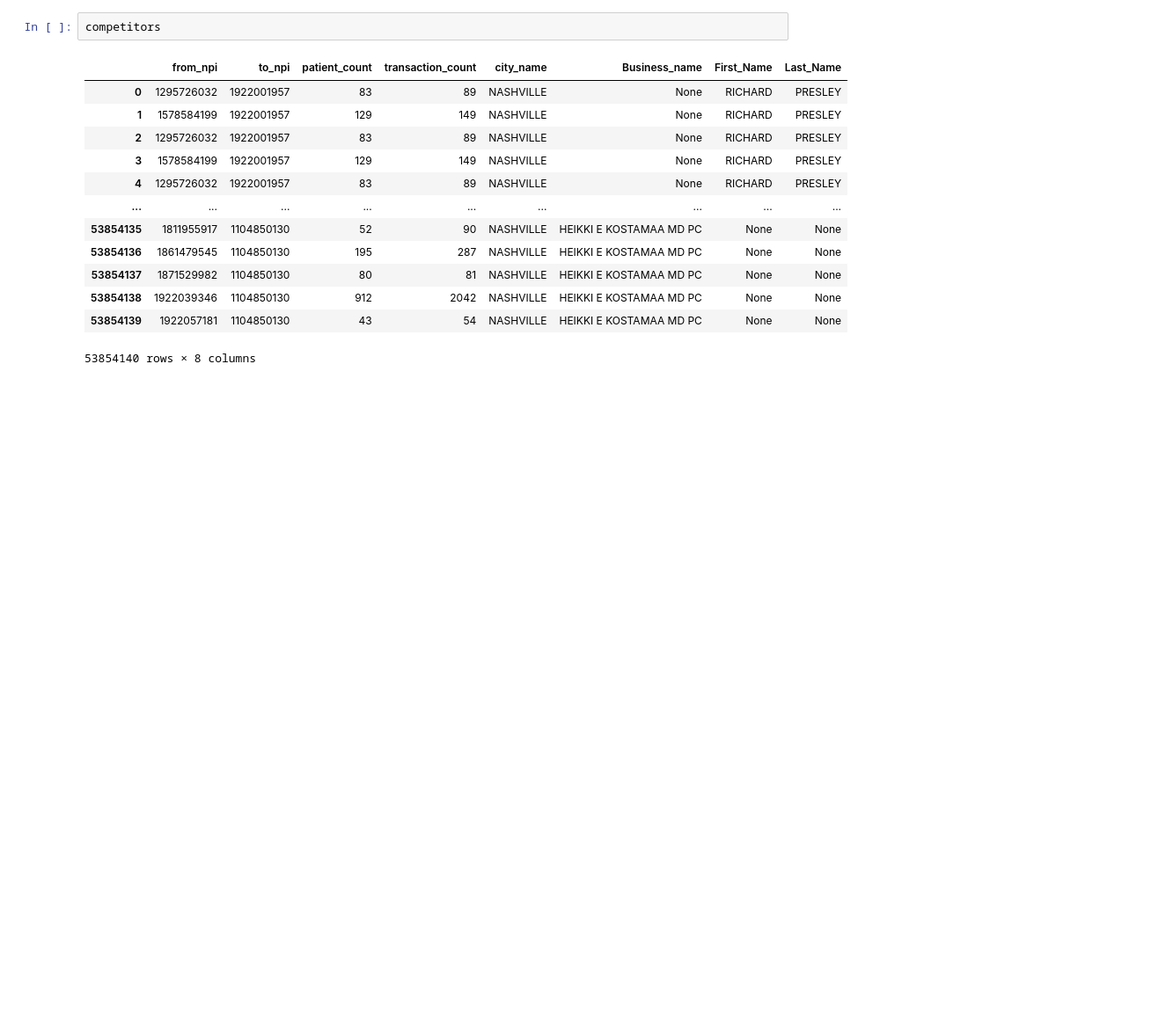
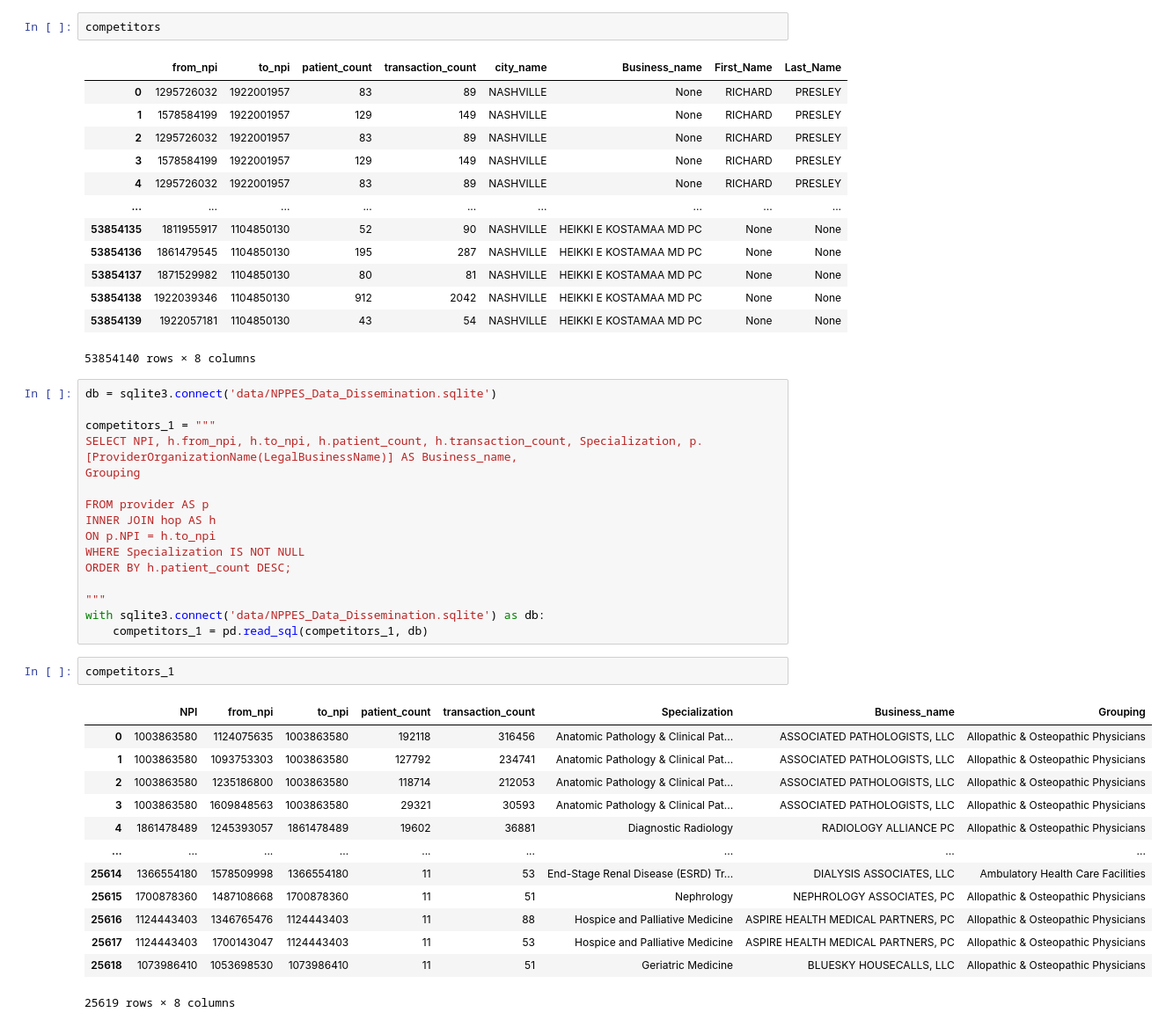
Before and after one commit to nss-data-science-cohort-6/hop_team-double-eagle-ii, a Jupyter notebook: Analysis_AC.ipynb, the cells around one changed output. Shown at 88% size. Saved outputs shown, nothing was run; the diff lists cells and outputs as text; blank space fills up the shorter version.

```diff
--- a/Analysis_AC.ipynb
+++ b/Analysis_AC.ipynb
@@ -89,3 +174,35 @@ competitors
 | 53854138 | 1922039346 | 1104850130 | 912 | 2042 | NASHVILLE | HEIKKI E KOSTAMAA MD PC | None | None |
 | 53854139 | 1922057181 | 1104850130 | 43 | 54 | NASHVILLE | HEIKKI E KOSTAMAA MD PC | None | None |
 53854140 rows × 8 columns
+# %%
+db = sqlite3.connect('data/NPPES_Data_Dissemination.sqlite')
+
+competitors_1 = """
+SELECT NPI, h.from_npi, h.to_npi, h.patient_count, h.transaction_count, Specialization, p.[ProviderOrganizationName(LegalBusinessName)] AS Business_name,
+Grouping
+
+FROM provider AS p
+INNER JOIN hop AS h
+ON p.NPI = h.to_npi
+WHERE Specialization IS NOT NULL
+ORDER BY h.patient_count DESC;
+
+"""
+with sqlite3.connect('data/NPPES_Data_Dissemination.sqlite') as db:
+    competitors_1 = pd.read_sql(competitors_1, db)
+# %%
+competitors_1
+# %% [output]
+|  | NPI | from_npi | to_npi | patient_count | transaction_count | Specialization | Business_name | Grouping |
+| 0 | 1003863580 | 1124075635 | 1003863580 | 192118 | 316456 | Anatomic Pathology & Clinical Pat... | ASSOCIATED PATHOLOGISTS, LLC | Allopathic & Osteopathic Physicians |
+| 1 | 1003863580 | 1093753303 | 1003863580 | 127792 | 234741 | Anatomic Pathology & Clinical Pat... | ASSOCIATED PATHOLOGISTS, LLC | Allopathic & Osteopathic Physicians |
+| 2 | 1003863580 | 1235186800 | 1003863580 | 118714 | 212053 | Anatomic Pathology & Clinical Pat... | ASSOCIATED PATHOLOGISTS, LLC | Allopathic & Osteopathic Physicians |
+| 3 | 1003863580 | 1609848563 | 1003863580 | 29321 | 30593 | Anatomic Pathology & Clinical Pat... | ASSOCIATED PATHOLOGISTS, LLC | Allopathic & Osteopathic Physicians |
+| 4 | 1861478489 | 1245393057 | 1861478489 | 19602 | 36881 | Diagnostic Radiology | RADIOLOGY ALLIANCE PC | Allopathic & Osteopathic Physicians |
+| ... | ... | ... | ... | ... | ... | ... | ... | ... |
+| 25614 | 1366554180 | 1578509998 | 1366554180 | 11 | 53 | End-Stage Renal Disease (ESRD) Tr... | DIALYSIS ASSOCIATES, LLC | Ambulatory Health Care Facilities |
+| 25615 | 1700878360 | 1487108668 | 1700878360 | 11 | 51 | Nephrology | NEPHROLOGY ASSOCIATES, PC | Allopathic & Osteopathic Physicians |
+| 25616 | 1124443403 | 1346765476 | 1124443403 | 11 | 88 | Hospice and Palliative Medicine | ASPIRE HEALTH MEDICAL PARTNERS, PC | Allopathic & Osteopathic Physicians |
+| 25617 | 1124443403 | 1700143047 | 1124443403 | 11 | 53 | Hospice and Palliative Medicine | ASPIRE HEALTH MEDICAL PARTNERS, PC | Allopathic & Osteopathic Physicians |
+| 25618 | 1073986410 | 1053698530 | 1073986410 | 11 | 51 | Geriatric Medicine | BLUESKY HOUSECALLS, LLC | Allopathic & Osteopathic Physicians |
+25619 rows × 8 columns
```
Also changed, not shown: parts of 10 cells of this notebook.
